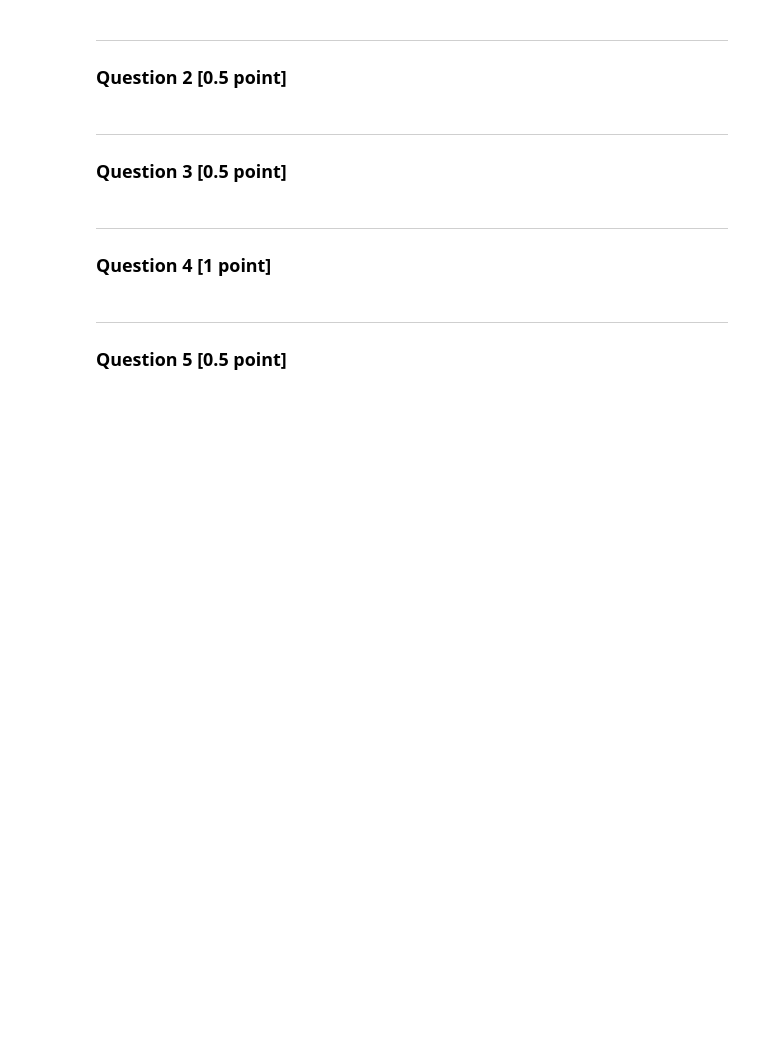
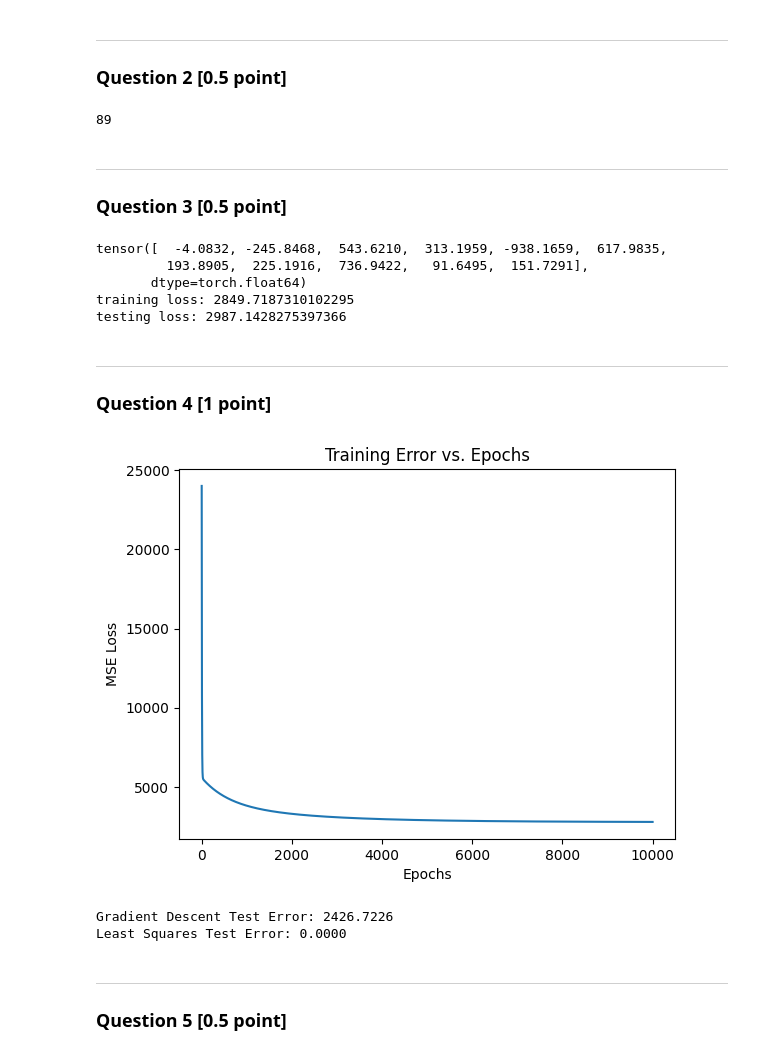
Before and after one commit to Princewzz/Machine-learning-cousework, a Jupyter notebook: coursework1.ipynb, the cells around one changed output. Cells and saved outputs as stored; diff of their text form; code cells hidden in the pictures; blank space fills up the shorter version.

```diff
--- a/coursework1.ipynb
+++ b/coursework1.ipynb
@@ -338,12 +394,70 @@ Y = torch.tensor(diabetes.target)
 # %% [markdown]
 ***
 ### Question 2 [0.5 point]
+# %%
+#set seed
+random.seed(69)
+training_index = torch.randperm(len(Y))[:353]
+testing_index = torch.randperm(len(Y))[353:]
+X_train = X_aug[training_index]
+Y_train = Y[training_index]
+X_test = X_aug[testing_index]
+Y_test = Y[testing_index]
+print(len(testing_index))
+# %% [output]
+89
 # %% [markdown]
 ***
 ### Question 3 [0.5 point]
+# %%
+theta_hat = torch.linalg.inv(X_train.T @ X_train) @ X_train.T @ Y_train
+print(theta_hat)
+training_lost = mse_loss(X_train, Y_train, theta_hat)
+print(f"training loss: {training_lost.item()}")
+testing_lost = mse_loss(X_test, Y_test, theta_hat)
+print(f"testing loss: {testing_lost.item()}")
+# %% [output]
+tensor([  -4.0832, -245.8468,  543.6210,  313.1959, -938.1659,  617.9835,
+         193.8905,  225.1916,  736.9422,   91.6495,  151.7291],
+       dtype=torch.float64)
+training loss: 2849.7187310102295
+testing loss: 2987.1428275397366
 # %% [markdown]
 ***
 ### Question 4 [1 point]
+# %%
+def gradient_descent(X_train, Y_train, X_test, Y_test, learning_rate=0.1, epochs=10**4):
+    N, p = X_train.shape
+    theta = torch.randn(p, dtype=torch.float64)
+
+    train_errors = []
+
+    for epoch in range(epochs):
+        predictions = X_train @ theta
+        residuals = predictions - Y_train
+
+        grad = (X_train.t() @ residuals) / N
+        theta -= learning_rate * grad
+
+        loss = mse_loss(X_train, Y_train, theta)
+        train_errors.append(loss.item())
+
+    plt.plot(range(epochs), train_errors)
+    plt.xlabel("Epochs")
+    plt.ylabel("MSE Loss")
+    plt.title("Training Error vs. Epochs")
+    plt.show()
+
+    Y_pred = X_test @ theta
+    test_error = mse_loss(X_test, Y_test, theta)
+    print(f"Gradient Descent Test Error: {test_error:.4f}")
+
+gradient_descent(X_train, Y_train, X_test, Y_test)
+print(f"Least Squares Test Error: {testing_lost:.4f}")
+# %% [output]
+[figure, added]
+Gradient Descent Test Error: 2426.7226
+Least Squares Test Error: 0.0000
 # %% [markdown]
 ***
 ### Question 5 [0.5 point]
```
Also changed, not shown: parts of 10 cells of this notebook.
